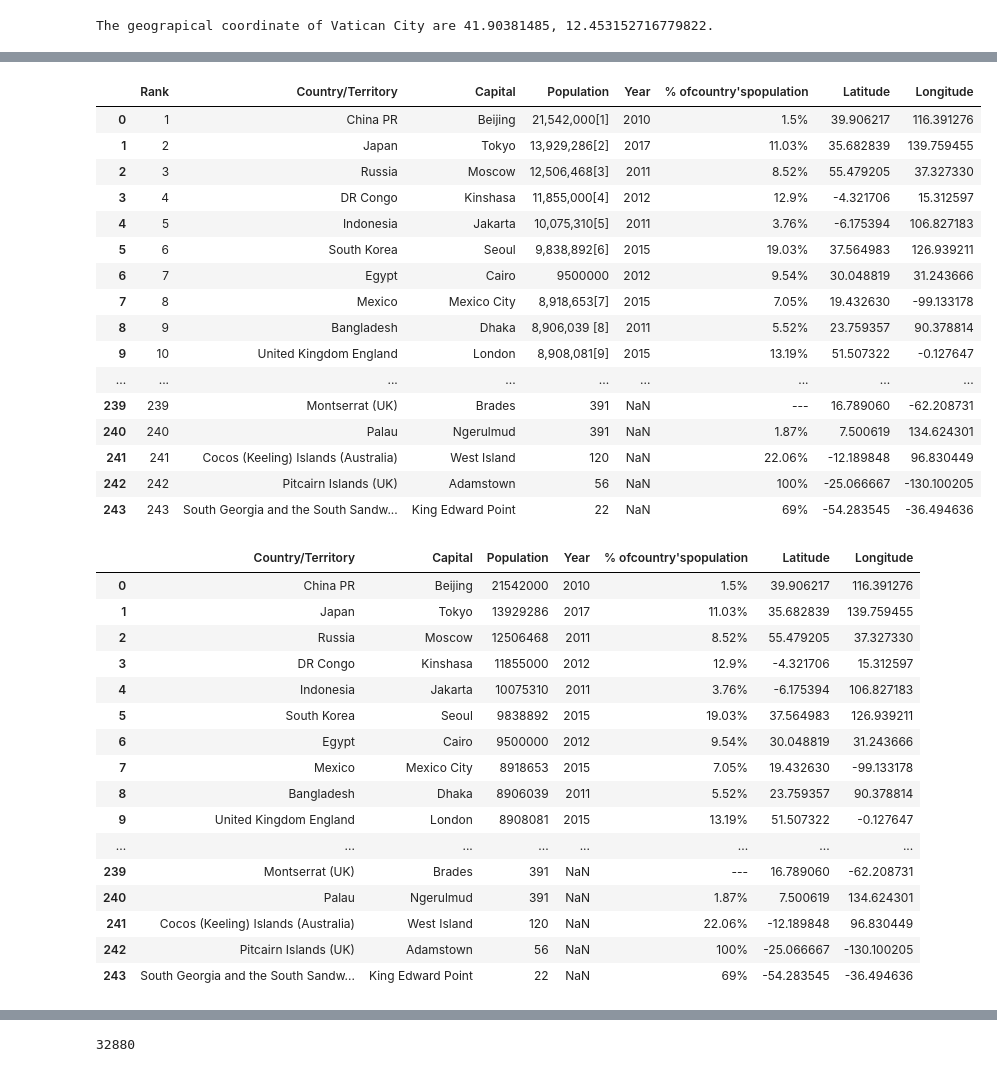
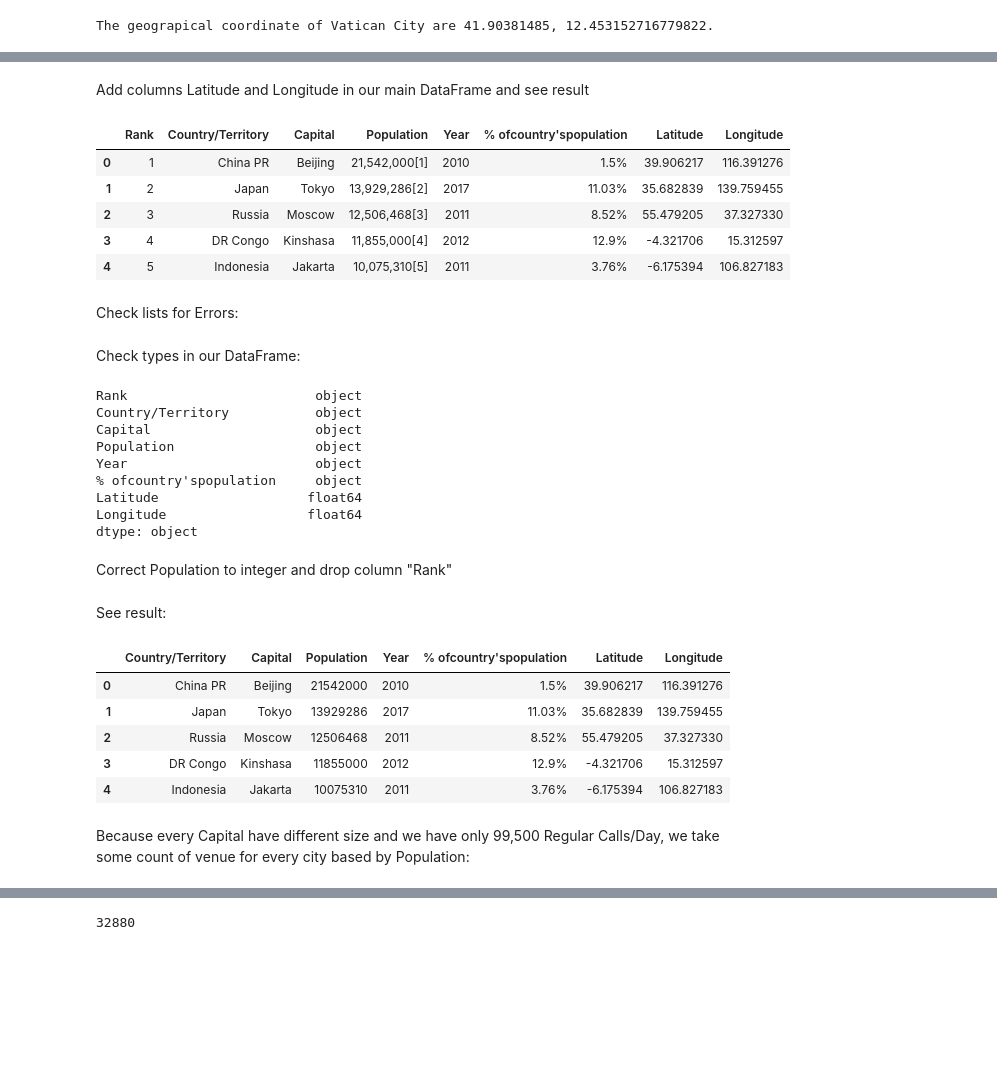
Before and after one commit to venza88/Coursera_Capstone, a Jupyter notebook: Code.ipynb, the cells around one changed output, grey strips where cells are left out. Cells and saved outputs as stored; diff of their text form; code cells hidden in the pictures; blank space fills up the shorter version.

```diff
--- a/Code.ipynb
+++ b/Code.ipynb
@@ -198,26 +200,19 @@ coord
+# %% [markdown]
+Add columns Latitude and Longitude in our main DataFrame and see result
 # %%
 df["Latitude"]=coord["Latitude"]
 df["Longitude"]=coord["Longitude"]
 # %%
-df
+df.head()
 # %% [output]
 |  | Rank | Country/Territory | Capital | Population | Year | % ofcountry'spopulation | Latitude | Longitude |
 | 0 | 1 | China PR | Beijing | 21,542,000[1] | 2010 | 1.5% | 39.906217 | 116.391276 |
 | 1 | 2 | Japan | Tokyo | 13,929,286[2] | 2017 | 11.03% | 35.682839 | 139.759455 |
 | 2 | 3 | Russia | Moscow | 12,506,468[3] | 2011 | 8.52% | 55.479205 | 37.327330 |
 | 3 | 4 | DR Congo | Kinshasa | 11,855,000[4] | 2012 | 12.9% | -4.321706 | 15.312597 |
 | 4 | 5 | Indonesia | Jakarta | 10,075,310[5] | 2011 | 3.76% | -6.175394 | 106.827183 |
-| 5 | 6 | South Korea | Seoul | 9,838,892[6] | 2015 | 19.03% | 37.564983 | 126.939211 |
-| 6 | 7 | Egypt | Cairo | 9500000 | 2012 | 9.54% | 30.048819 | 31.243666 |
-| 7 | 8 | Mexico | Mexico City | 8,918,653[7] | 2015 | 7.05% | 19.432630 | -99.133178 |
-| 8 | 9 | Bangladesh | Dhaka | 8,906,039 [8] | 2011 | 5.52% | 23.759357 | 90.378814 |
-| 9 | 10 | United Kingdom England | London | 8,908,081[9] | 2015 | 13.19% | 51.507322 | -0.127647 |
-| ... | ... | ... | ... | ... | ... | ... | ... | ... |
-| 239 | 239 | Montserrat (UK) | Brades | 391 | NaN | --- | 16.789060 | -62.208731 |
-| 240 | 240 | Palau | Ngerulmud | 391 | NaN | 1.87% | 7.500619 | 134.624301 |
-| 241 | 241 | Cocos (Keeling) Islands (Australia) | West Island | 120 | NaN | 22.06% | -12.189848 | 96.830449 |
-| 242 | 242 | Pitcairn Islands (UK) | Adamstown | 56 | NaN | 100% | -25.066667 | -130.100205 |
-| 243 | 243 | South Georgia and the South Sandw... | King Edward Point | 22 | NaN | 69% | -54.283545 | -36.494636 |
+# %% [markdown]
+Check lists for Errors:
 # %%
 for i in coord.index:
     if coord.loc[i,"Capital"]!=df.loc[i,"Capital"]:
@@ -225,3 +220,19 @@ for i in coord.index:
+# %% [markdown]
+Check types in our DataFrame:
+# %%
+df.dtypes
+# %% [output]
+Rank                        object
+Country/Territory           object
+Capital                     object
+Population                  object
+Year                        object
+% ofcountry'spopulation     object
+Latitude                   float64
+Longitude                  float64
+dtype: object
+# %% [markdown]
+Correct Population to integer and drop column "Rank"
 # %%
 for i in df.index:
     b=df.loc[i,"Population"].find("[")
@@ -235,8 +246,10 @@ for i in df.index:
 df[["Population"]]=df[["Population"]].astype("int")
 # %%
 df=df.drop("Rank",axis=1)
+# %% [markdown]
+See result:
 # %%
-df
+df.head()
 # %% [output]
 |  | Country/Territory | Capital | Population | Year | % ofcountry'spopulation | Latitude | Longitude |
 | 0 | China PR | Beijing | 21542000 | 2010 | 1.5% | 39.906217 | 116.391276 |
@@ -244,17 +257,8 @@ df
 | 2 | Russia | Moscow | 12506468 | 2011 | 8.52% | 55.479205 | 37.327330 |
 | 3 | DR Congo | Kinshasa | 11855000 | 2012 | 12.9% | -4.321706 | 15.312597 |
 | 4 | Indonesia | Jakarta | 10075310 | 2011 | 3.76% | -6.175394 | 106.827183 |
-| 5 | South Korea | Seoul | 9838892 | 2015 | 19.03% | 37.564983 | 126.939211 |
-| 6 | Egypt | Cairo | 9500000 | 2012 | 9.54% | 30.048819 | 31.243666 |
-| 7 | Mexico | Mexico City | 8918653 | 2015 | 7.05% | 19.432630 | -99.133178 |
-| 8 | Bangladesh | Dhaka | 8906039 | 2011 | 5.52% | 23.759357 | 90.378814 |
-| 9 | United Kingdom England | London | 8908081 | 2015 | 13.19% | 51.507322 | -0.127647 |
-| ... | ... | ... | ... | ... | ... | ... | ... |
-| 239 | Montserrat (UK) | Brades | 391 | NaN | --- | 16.789060 | -62.208731 |
-| 240 | Palau | Ngerulmud | 391 | NaN | 1.87% | 7.500619 | 134.624301 |
-| 241 | Cocos (Keeling) Islands (Australia) | West Island | 120 | NaN | 22.06% | -12.189848 | 96.830449 |
-| 242 | Pitcairn Islands (UK) | Adamstown | 56 | NaN | 100% | -25.066667 | -130.100205 |
-| 243 | South Georgia and the South Sandw... | King Edward Point | 22 | NaN | 69% | -54.283545 | -36.494636 |
+# %% [markdown]
+Because every Capital have different size and we have only 99,500 Regular Calls/Day, we take some count of venue for every city based by Population:
 # %%
 df["CountVenue"]=df["Population"]//100000*5
 # %%
```
Also changed, not shown: parts of 21 cells of this notebook.
